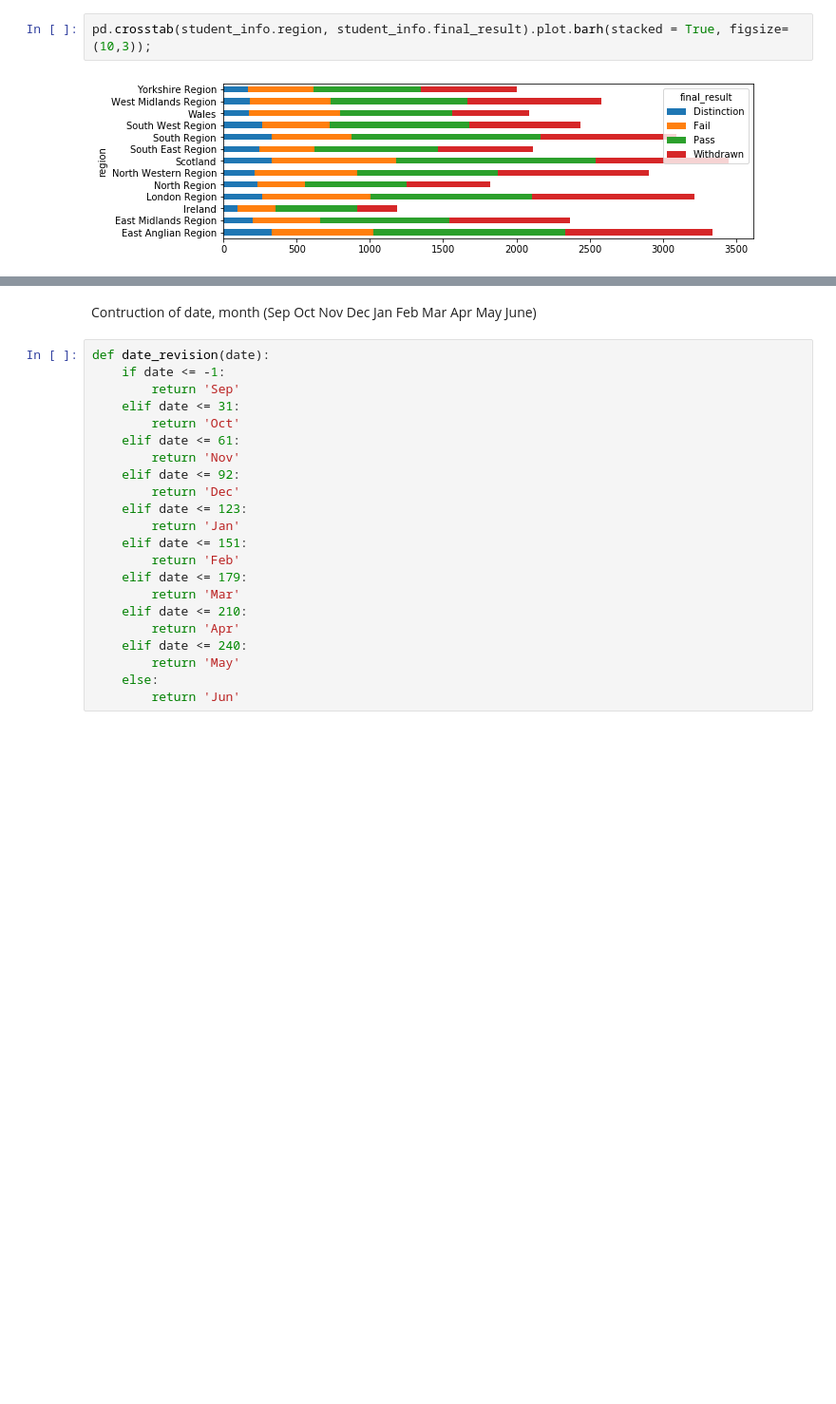
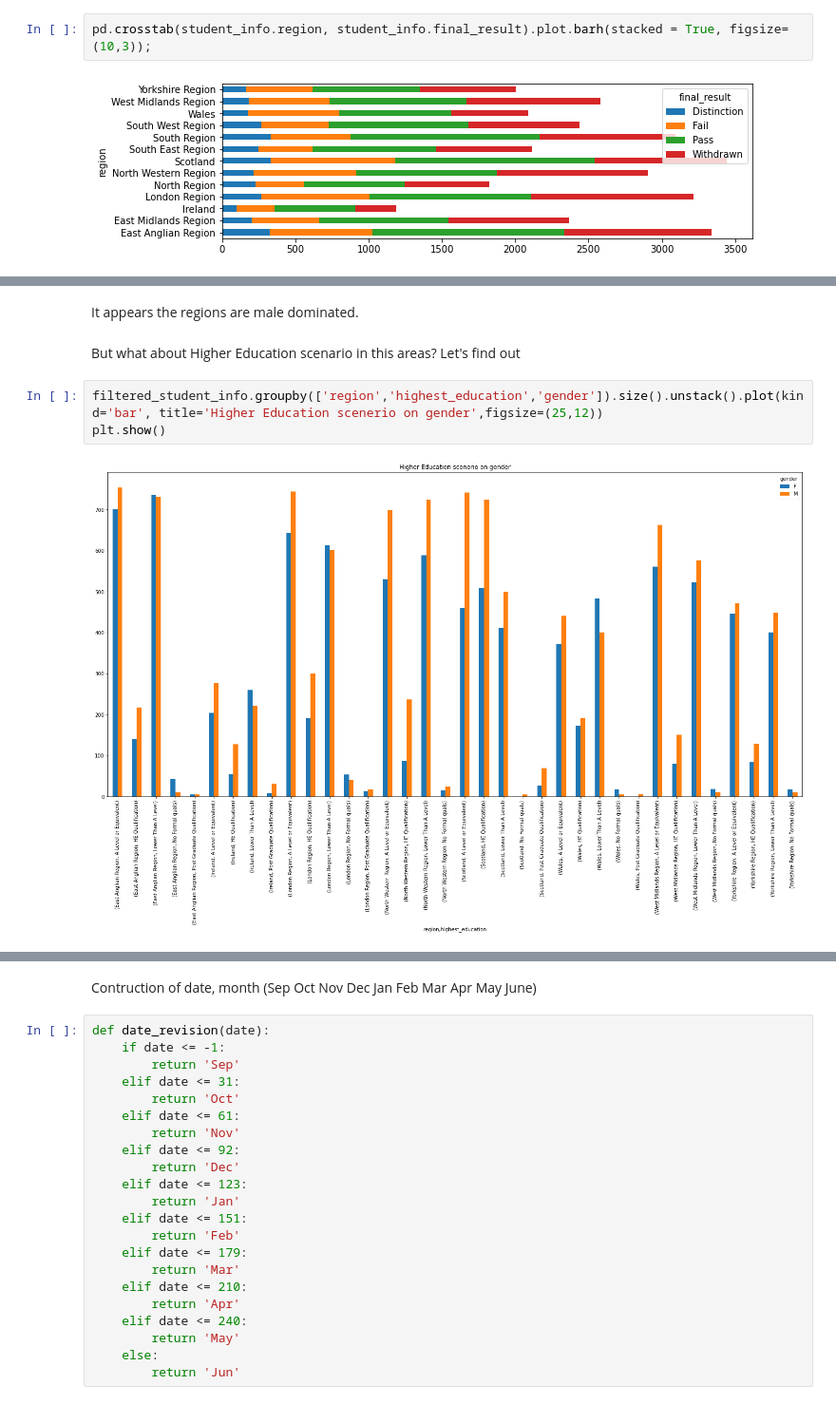
Before and after one commit to rayansami/behaviour-analysis, a Jupyter notebook: Analyzing_Open_University_Learning_Analytics_Dataset.ipynb, the cells around one changed output, grey strips where cells are left out. Shown at 95% size. Drawn from its saved outputs; the diff is of its cells as text; blank space fills up the shorter version.

```diff
--- a/Analyzing_Open_University_Learning_Analytics_Dataset.ipynb
+++ b/Analyzing_Open_University_Learning_Analytics_Dataset.ipynb
@@ -297,0 +304,9 @@ pd.crosstab(student_info.region, student_info.final_result).plot.barh(stacked =
+# %% [markdown]
+It appears the regions are male dominated.
+# %% [markdown]
+But what about Higher Education scenario in this areas? Let's find out
+# %%
+filtered_student_info.groupby(['region','highest_education','gender']).size().unstack().plot(kind='bar', title='Higher Education scenerio on gender',figsize=(25,12))
+plt.show()
+# %% [output]
+[figure, added]
```
Also changed, not shown: parts of 21 cells of this notebook.
